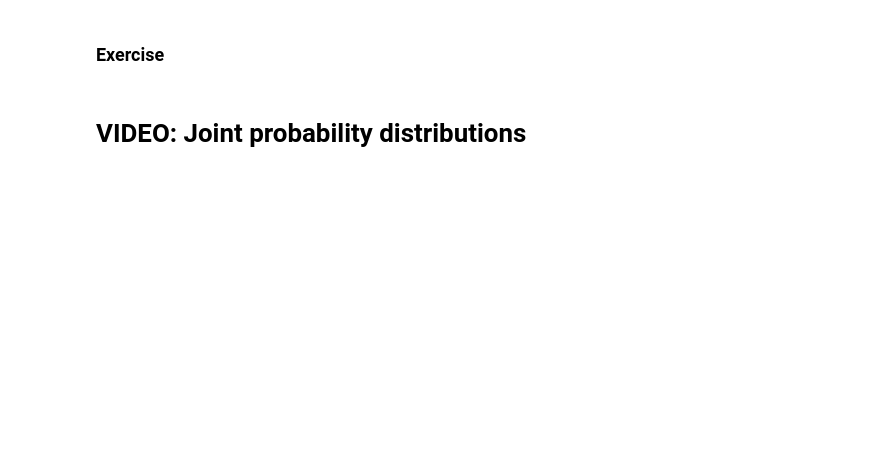
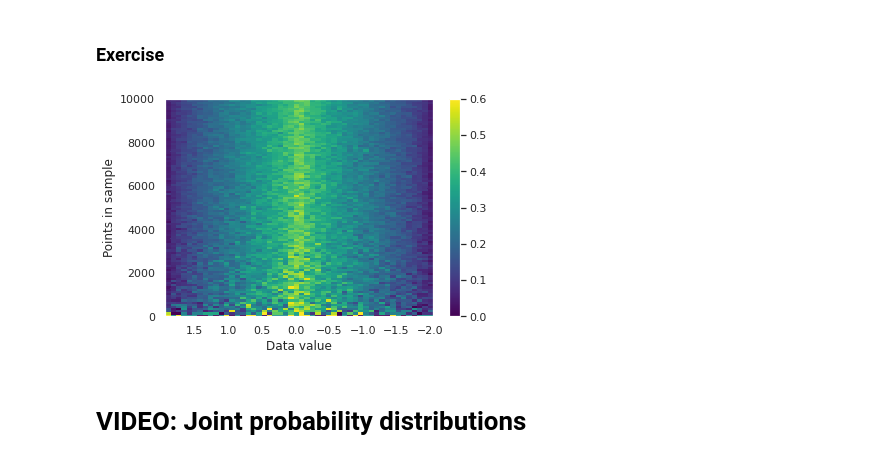
Before and after one commit to adel-nouar/Math_with_Python, a Jupyter notebook: Section13_pymath_probability.ipynb, the cells around one changed output. Saved outputs shown, nothing was run; the diff lists cells and outputs as text; code cells hidden in the pictures; blank space fills up the shorter version.

```diff
--- a/Section13_pymath_probability.ipynb
+++ b/Section13_pymath_probability.ipynb
@@ -272,4 +320,26 @@ plt.show()
 # %% [markdown]
 ### Exercise
+# %%
+# fit to Gaussian should improve with larger N. increase N in a loop and extract pdensity
+
+ns = np.arange(50,10000,100)
+nbins = 50
+
+allhist = np.zeros((len(ns),nbins))
+
+for i in range(len(ns)):
+    sig1 = np.sin(np.linspace(0,6*np.pi,ns[i]))
+    sig2 = np.random.rand(ns[i])*2-1
+
+    [allhist[i,:],binedges] = np.histogram(sig1+sig2,nbins,density=True)
+
+plt.pcolor(binedges[0:-1],ns,allhist,vmax=.6,cmap='viridis') # Purples
+plt.xlabel('Data value')
+plt.ylabel('Points in sample')
+plt.gca().invert_xaxis()
+plt.colorbar()
+plt.show()
+# %% [output]
+[figure, added]
 # %% [markdown]
 # VIDEO: Joint probability distributions
```
Also changed, not shown: parts of 6 cells of this notebook, 1 other file.
